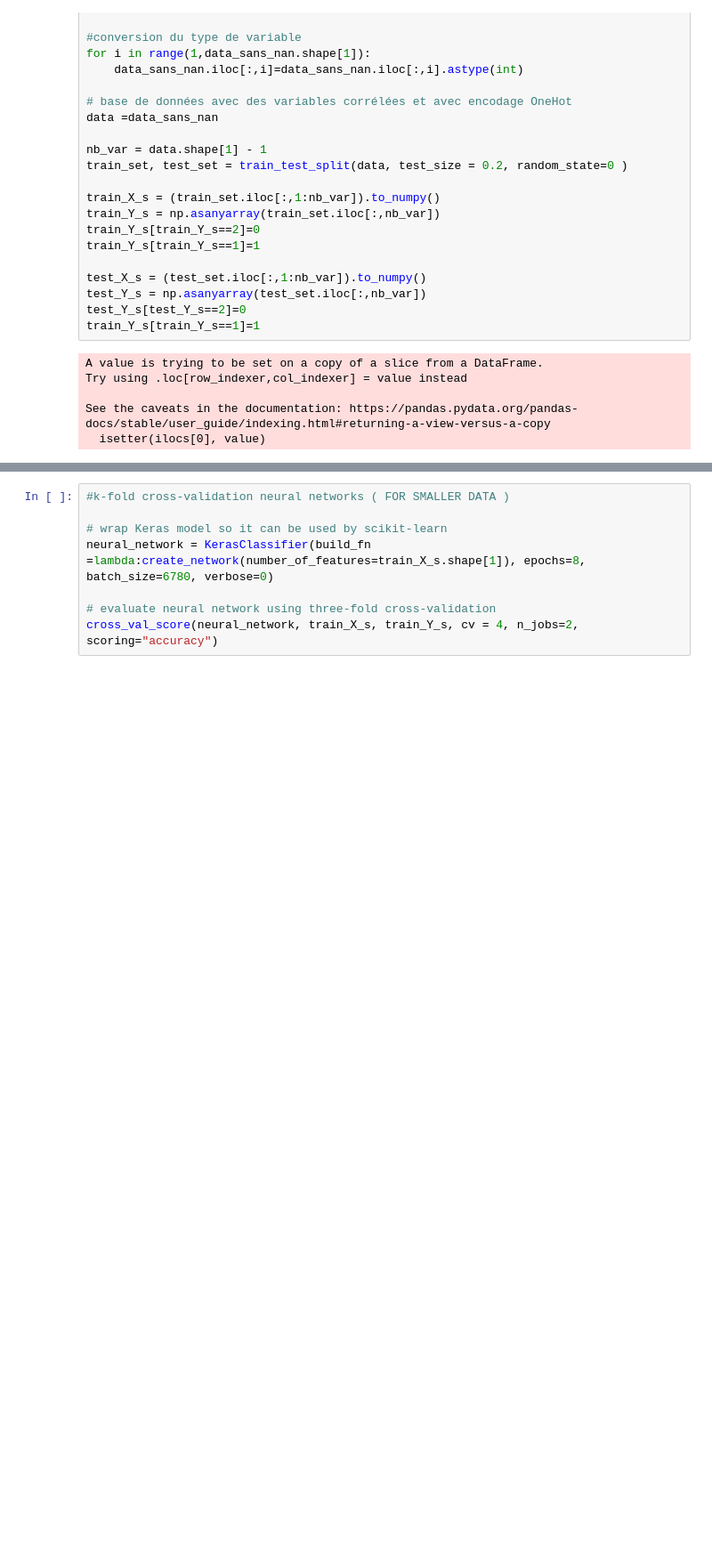
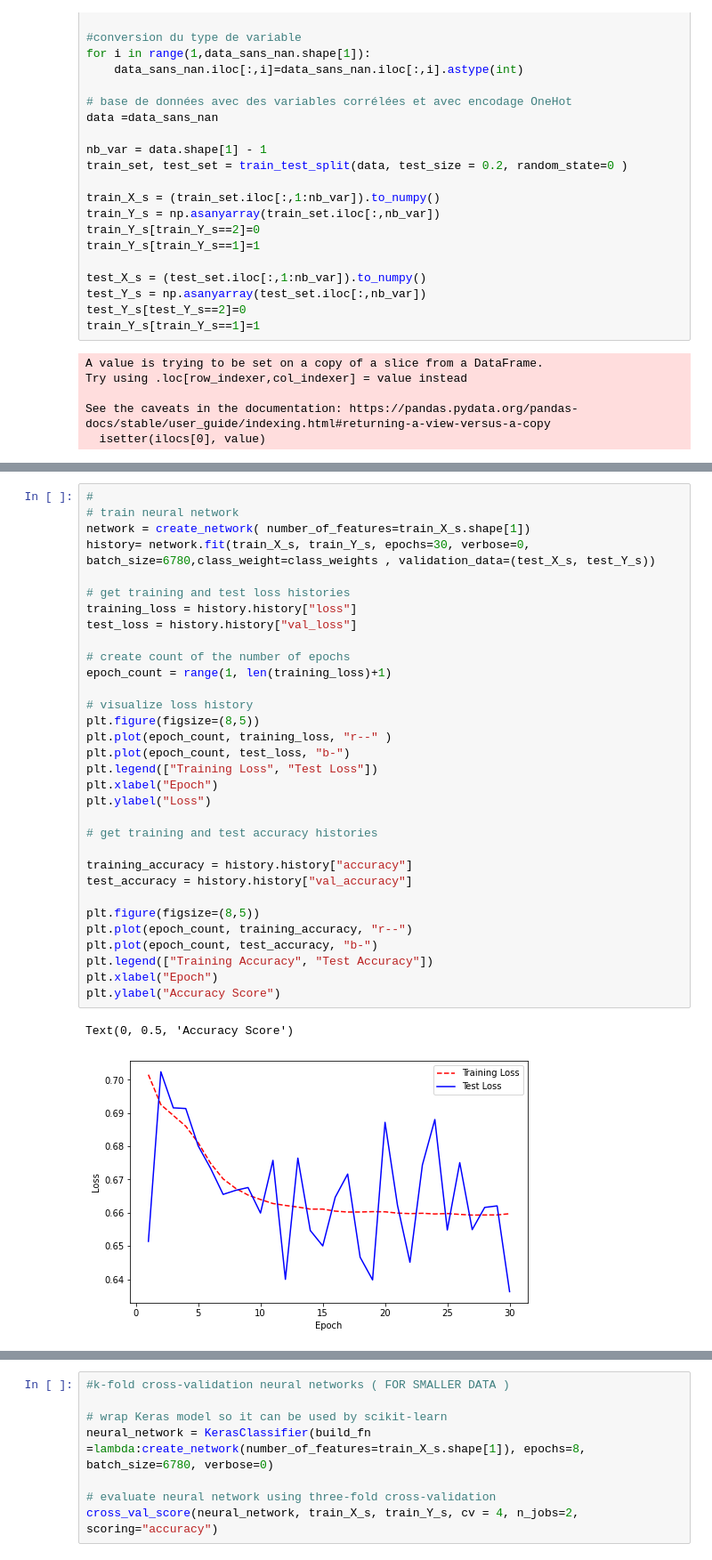
Before and after one commit to christian235711/Predict_models_fdf21, a Jupyter notebook: FDF21_Neural_Networks.ipynb, the cells around one changed output, grey strips where cells are left out. Shown at 89% size. Cells and saved outputs as stored; diff of their text form; blank space fills up the shorter version.

```diff
--- a/FDF21_Neural_Networks.ipynb
+++ b/FDF21_Neural_Networks.ipynb
@@ -456,0 +379,35 @@ Text(0, 0.5, 'Accuracy Score')
+# %%
+#
+# train neural network
+network = create_network( number_of_features=train_X_s.shape[1])
+history= network.fit(train_X_s, train_Y_s, epochs=30, verbose=0, batch_size=6780,class_weight=class_weights , validation_data=(test_X_s, test_Y_s))
+
+# get training and test loss histories
+training_loss = history.history["loss"]
+test_loss = history.history["val_loss"]
+
+# create count of the number of epochs
+epoch_count = range(1, len(training_loss)+1)
+
+# visualize loss history
+plt.figure(figsize=(8,5))
+plt.plot(epoch_count, training_loss, "r--" )
+plt.plot(epoch_count, test_loss, "b-")
+plt.legend(["Training Loss", "Test Loss"])
+plt.xlabel("Epoch")
+plt.ylabel("Loss")
+
+# get training and test accuracy histories
+
+training_accuracy = history.history["accuracy"]
+test_accuracy = history.history["val_accuracy"]
+
+plt.figure(figsize=(8,5))
+plt.plot(epoch_count, training_accuracy, "r--")
+plt.plot(epoch_count, test_accuracy, "b-")
+plt.legend(["Training Accuracy", "Test Accuracy"])
+plt.xlabel("Epoch")
+plt.ylabel("Accuracy Score")
+# %% [output]
+Text(0, 0.5, 'Accuracy Score')
+[figure, added]
```
Also changed, not shown: parts of 23 cells of this notebook.
